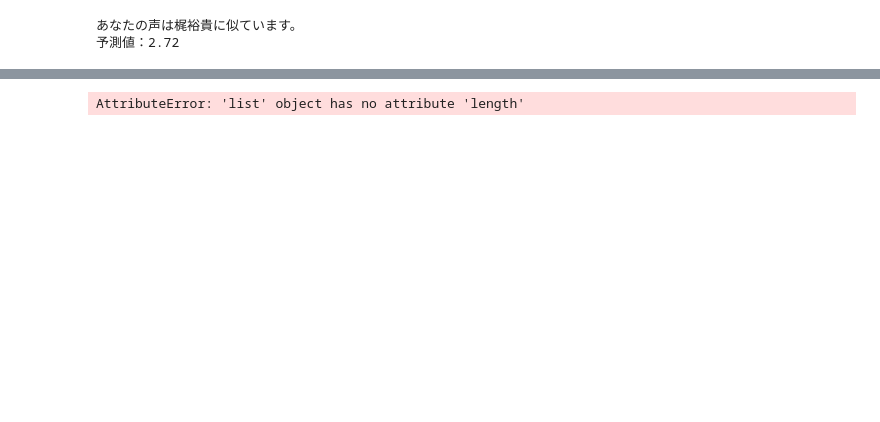
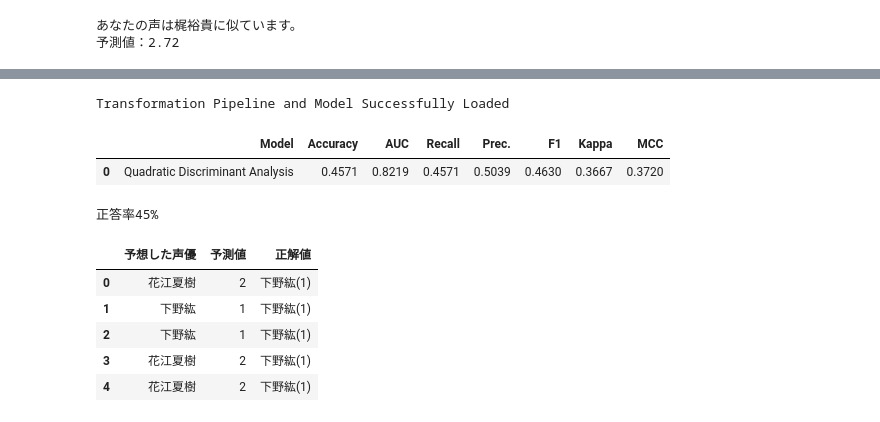
Before and after one commit to jouhou1/voicepro, a Jupyter notebook: pycaret.ipynb, the cells around one changed output, grey strips where cells are left out. Cells and saved outputs as stored; diff of their text form; code cells hidden in the pictures; blank space fills up the shorter version.

```diff
--- a/pycaret.ipynb
+++ b/pycaret.ipynb
@@ -202,13 +204,13 @@ MFCCを抽出しています・・・
 | 0 | 69.788544 | -11.775072 | 20.867018 | -1.403565 | 2.142157 | -3.157141 | 4.668924 | -11.96955 | 8.3155 | -12.742859 | 4.376723 | ... |
 # %%
 from decimal import Decimal, ROUND_HALF_UP, ROUND_HALF_EVEN
-from pycaret.regression import *
+from pycaret.classification import *
 
 #録音した音声データからどの声優に似ているかを特定
 
 actors = ["下野紘", "花江夏樹", "梶裕貴", "沢城みゆき", "鬼頭明里", "水瀬いのり", "悠木碧"]
 
-predict_my_recording = predict_model(final_model, data = pd.read_csv("mfcc_my_recording.csv")) # 未知データを予測
+predict_my_recording = predict_model(final_model, data = pd.read_csv("mfcc_my_recording.csv"), raw_score=True) # 未知データを予測
 predict_label = predict_my_recording.at[0, "Label"] # 予測データを取得（小数点数）
 voice_actor_number = Decimal(str(predict_label)).quantize(Decimal('0'), rounding=ROUND_HALF_UP) # 整数に四捨五入
 print("あなたの声は" + actors[int(voice_actor_number-1)] + "に似ています。")
@@ -257,31 +270,40 @@ EOFError:
 # %%
-from pycaret.regression import *
+from decimal import Decimal, ROUND_HALF_UP, ROUND_HALF_EVEN
+from pycaret.classification import *
 import numpy as np
 import pandas as pd
 
 actors = ["下野紘", "花江夏樹", "梶裕貴", "沢城みゆき", "鬼頭明里", "水瀬いのり", "悠木碧"]
 speakers_number = 7
 
 final_model = load_model('Final Model')
 results = []
+count = 0 #正解数
+total = 0 #総数
 
-#学習に使用していない声優の声データを用いて正答率を出す。
-testFolder = "TestSample"
-folders = os.listdir(testFolder)
+predict_data = predict_model(final_model, data = pd.read_csv("mfcc_test.csv"),raw_score=True) # 未知データを予測
 
-for speaker_num in range(1, speakers_number):
-    files = os.listdir(f'{testFolder}/{str(speaker_num).zfill(3)}')
-    for testFile in files:
-        print(f'{speaker_num}/{speakers_number}人完了')
-        predict_data = predict_model(final_model, data = pd.read_csv("mfcc_my_recording.csv")) # 未知データを予測
-        predict_label = predict_my_recording.at[0, "Label"] # 予測データを取得（小数点数）
-        voice_actor_number = Decimal(str(predict_label)).quantize(Decimal('0'), rounding=ROUND_HALF_UP) # 整数に四捨五入
-        result = [actors[voice_actor_number], predict_label, f'{actors[speaker_num]}({speaker_num})']
-        print("result")
-        results.append(result)
+for predict_result, target in zip(predict_data["Label"], predict_data["target"]):
+    voice_actor_number = Decimal(str(predict_result)).quantize(Decimal('0'), rounding=ROUND_HALF_UP) # 整数に四捨五入
+    result = [actors[int(voice_actor_number-1)], predict_result, f'{actors[target-1]}({target})']
+    if voice_actor_number == target:
+        count = count + 1
+    total = total + 1
+    results.append(result)
 
-df = pd.DataFrame(data, columns=["予想した声優", "予測値", "正解値"])
+accuracy = count / total
+print(f"正答率{int(accuracy*100)}%")
+df = pd.DataFrame(results, columns=["予想した声優", "予測値", "正解値"])
 df.to_csv("test_result.csv", index=False)
 df.head()
 # %% [output]
-AttributeError: 'list' object has no attribute 'length'
+Transformation Pipeline and Model Successfully Loaded
+|  | Model | Accuracy | AUC | Recall | Prec. | F1 | Kappa | MCC |
+| 0 | Quadratic Discriminant Analysis | 0.4571 | 0.8219 | 0.4571 | 0.5039 | 0.4630 | 0.3667 | 0.3720 |
+正答率45%
+|  | 予想した声優 | 予測値 | 正解値 |
+| 0 | 花江夏樹 | 2 | 下野紘(1) |
+| 1 | 下野紘 | 1 | 下野紘(1) |
+| 2 | 下野紘 | 1 | 下野紘(1) |
+| 3 | 花江夏樹 | 2 | 下野紘(1) |
+| 4 | 花江夏樹 | 2 | 下野紘(1) |
```
Also changed, not shown: parts of 5 cells of this notebook, 15 other files.
